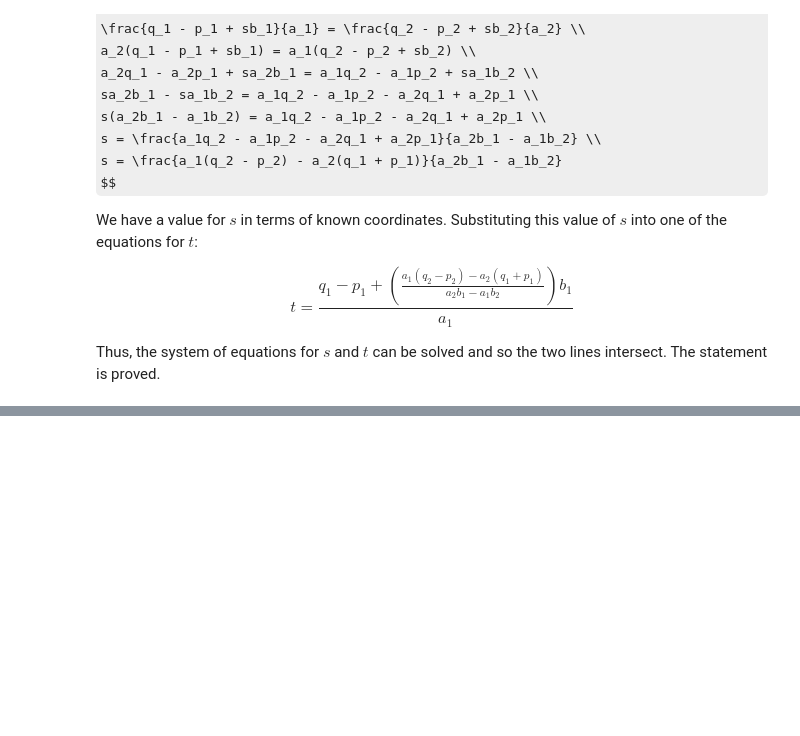
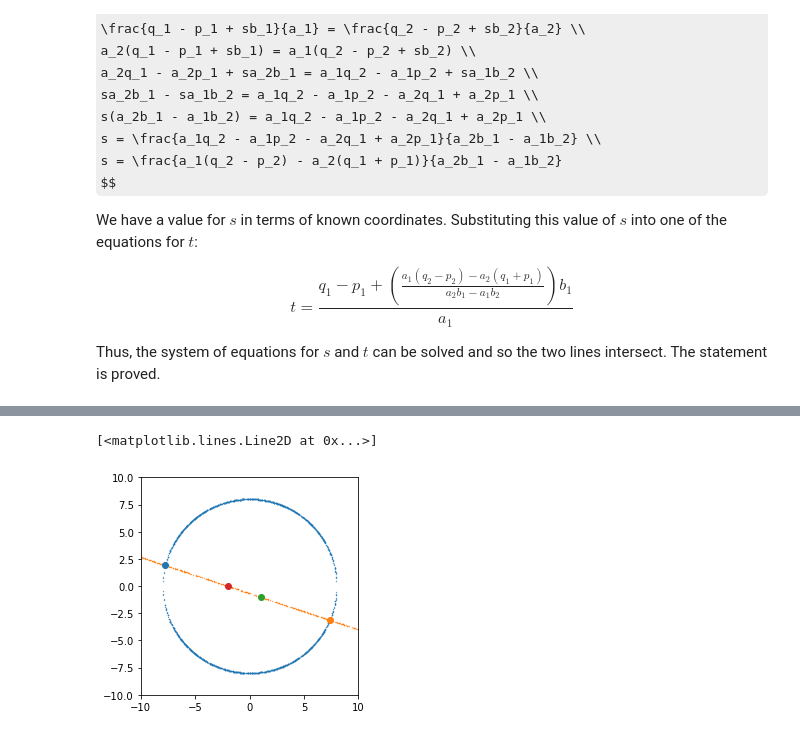
Before and after one commit to zackads/basic-mathematics, a Jupyter notebook: chapter-10-segments-rays-and-lines/3-lines.ipynb, the cells around one changed output, grey strips where cells are left out. Saved outputs shown, nothing was run; the diff lists cells and outputs as text; code cells hidden in the pictures; some formulas as TeX source; blank space fills up the shorter version.

```diff
--- a/chapter-10-segments-rays-and-lines/3-lines.ipynb
+++ b/chapter-10-segments-rays-and-lines/3-lines.ipynb
@@ -105,0 +159,22 @@ Thus, the system of equations for $s$ and $t$ can be solved and so the two lines
+# %%
+# (a)
+C = circle(8)
+P = (1, -1)
+A = (-3, 1)
+L = line(P, A, upper=10, lower=-10)
+I_1 = ((-1 - 3 * sqrt(159)) / 5, (-3 + sqrt(159)) / 5)
+I_2 = ((-1 + 3 * sqrt(159)) / 5, (-3 - sqrt(159)) / 5)
+
+plt.gca().set_aspect('equal')
+plt.xlim([-10, 10])
+plt.ylim([-10, 10])
+
+plt.scatter(*zip(*C), s=0.1)
+plt.scatter(*zip(*L), s=0.1)
+plt.plot(*I_1, 'o')
+plt.plot(*I_2, 'o')
+plt.plot(*P, 'o')
+plt.plot(*add(P, A), 'o')
+# %% [output]
+[<matplotlib.lines.Line2D at 0x...>]
+[figure, added]
```
Also changed, not shown: parts of 8 cells of this notebook, 1 other file.
